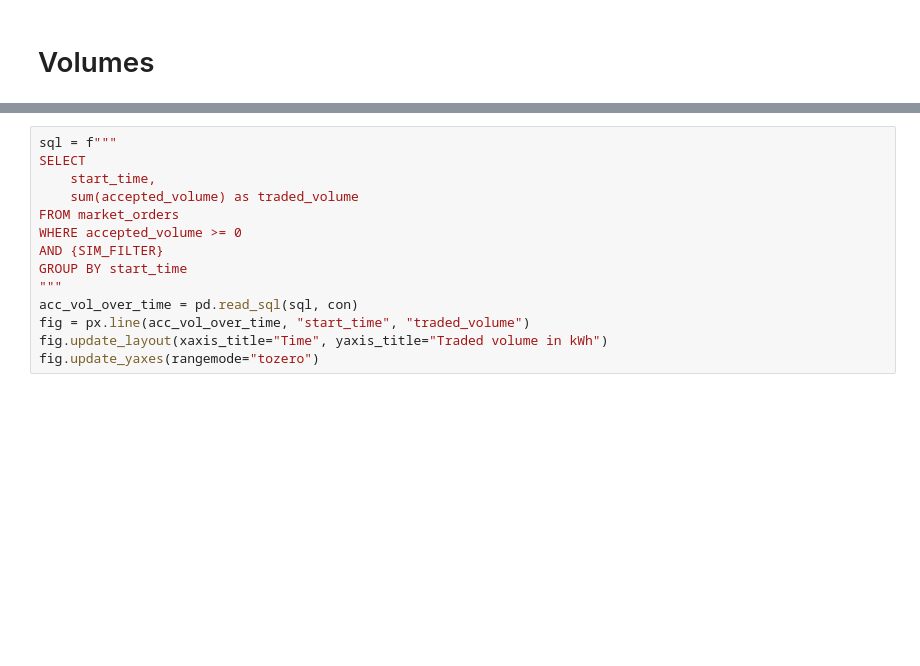
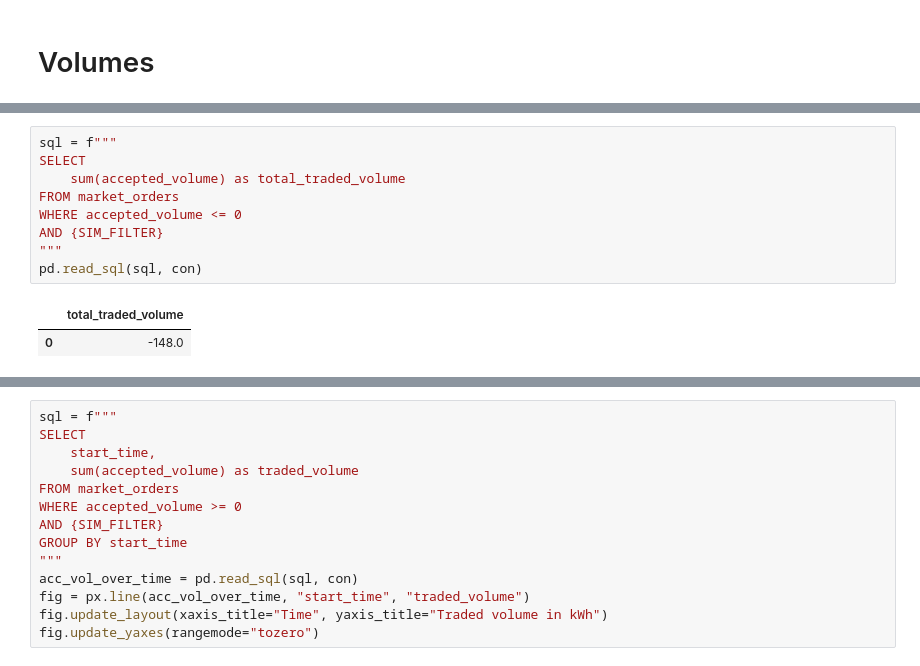
Before and after one commit to MAS4TE/assume, a Jupyter notebook: mas4te/KPIs.ipynb, the cells around one changed output, grey strips where cells are left out. Cells and saved outputs as stored; diff of their text form; blank space fills up the shorter version.

```diff
--- a/mas4te/KPIs.ipynb
+++ b/mas4te/KPIs.ipynb
@@ -581,0 +623,12 @@ pd.read_sql(sql, con)
+# %%
+sql = f"""
+SELECT
+    sum(accepted_volume) as total_traded_volume
+FROM market_orders
+WHERE accepted_volume <= 0
+AND {SIM_FILTER}
+"""
+pd.read_sql(sql, con)
+# %% [output]
+|  | total_traded_volume |
+| 0 | -148.0 |
```
Also changed, not shown: parts of 10 cells of this notebook.
